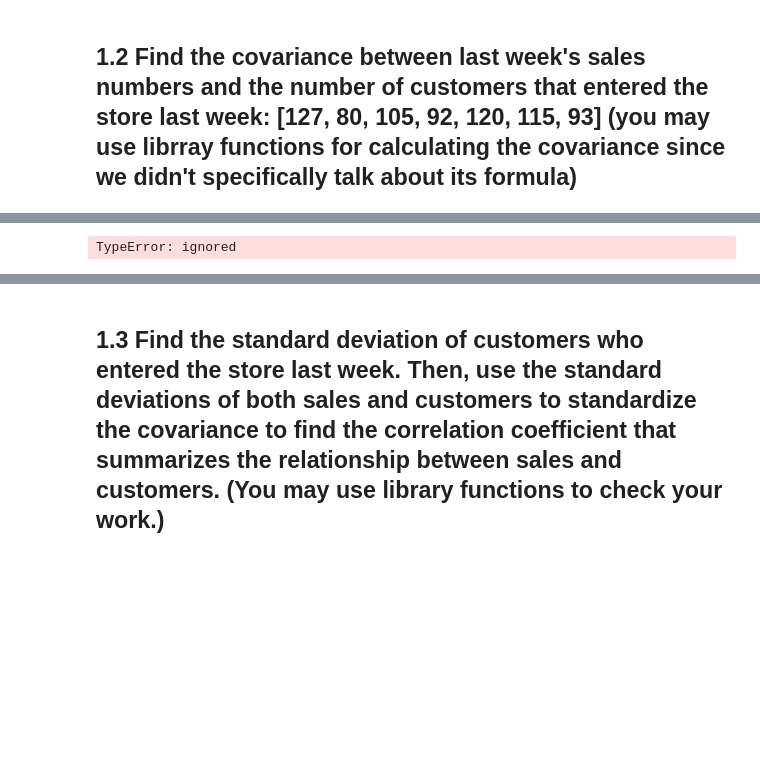
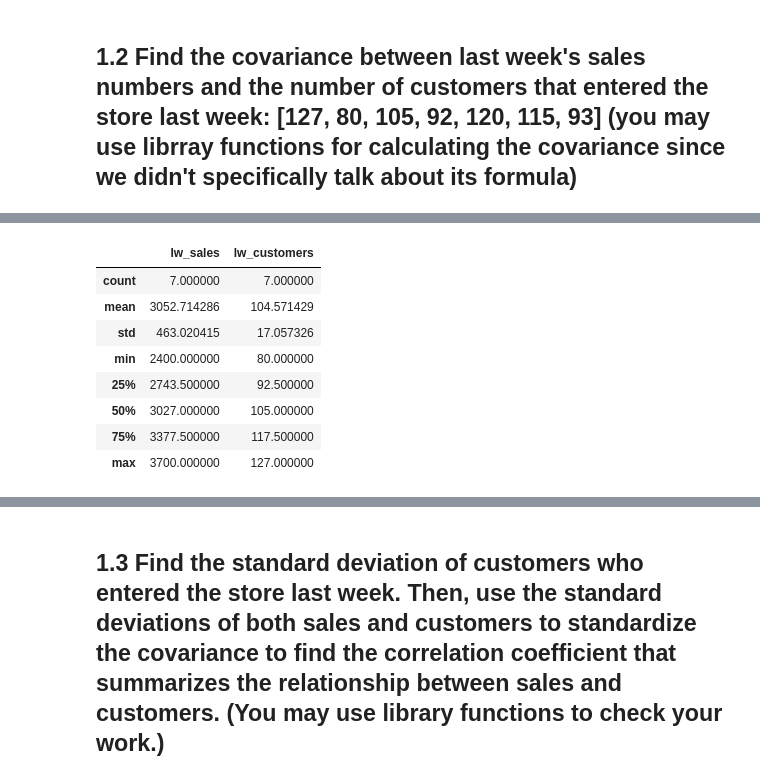
Before and after one commit to erivetna87/DS-Unit-1-Sprint-4-Linear-Algebra, a Jupyter notebook: module2-intermediate-linear-algebra/Intermediate_Linear_Algebra_Assignment.ipynb, the cells around one changed output, grey strips where cells are left out. Saved outputs shown, nothing was run; the diff lists cells and outputs as text; code cells hidden in the pictures; blank space fills up the shorter version.

```diff
--- a/module2-intermediate-linear-algebra/Intermediate_Linear_Algebra_Assignment.ipynb
+++ b/module2-intermediate-linear-algebra/Intermediate_Linear_Algebra_Assignment.ipynb
@@ -76,7 +88,15 @@ TypeError: ignored
 # %%
 df_dict = {'lw_sales': lw_sales,'lw_customers': lw_customers}
-df1 = pd.DataFrame(df_dict)
-df.head()
-# x = sns.pairplot(lw_sales)
+df = pd.DataFrame(df_dict)
-# %% [output]
-TypeError: ignored
+# %%
+df.describe()
+# %% [output]
+|  | lw_sales | lw_customers |
+| count | 7.000000 | 7.000000 |
+| mean | 3052.714286 | 104.571429 |
+| std | 463.020415 | 17.057326 |
+| min | 2400.000000 | 80.000000 |
+| 25% | 2743.500000 | 92.500000 |
+| 50% | 3027.000000 | 105.000000 |
+| 75% | 3377.500000 | 117.500000 |
+| max | 3700.000000 | 127.000000 |
```
Also changed, not shown: parts of 10 cells of this notebook.
